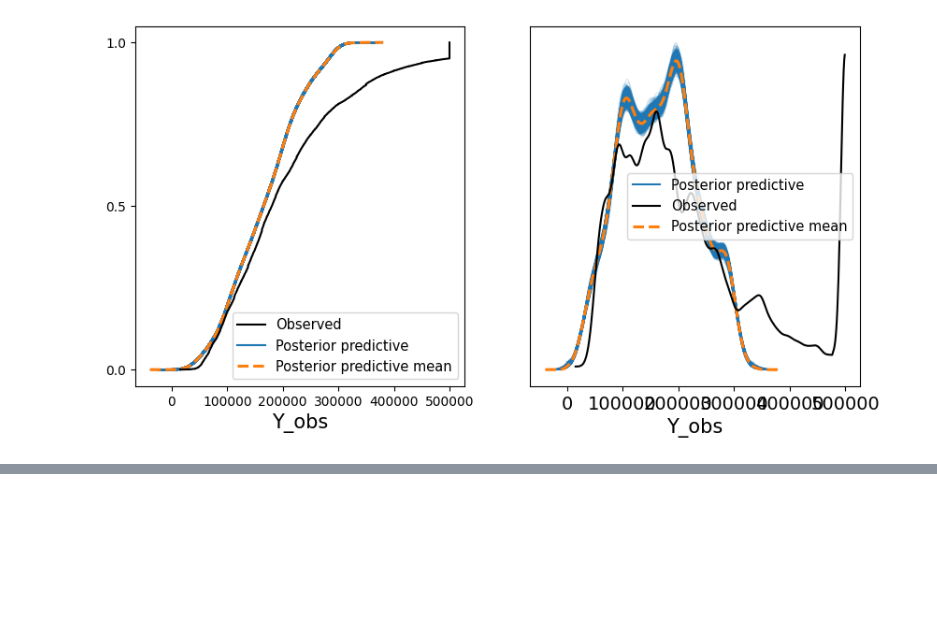
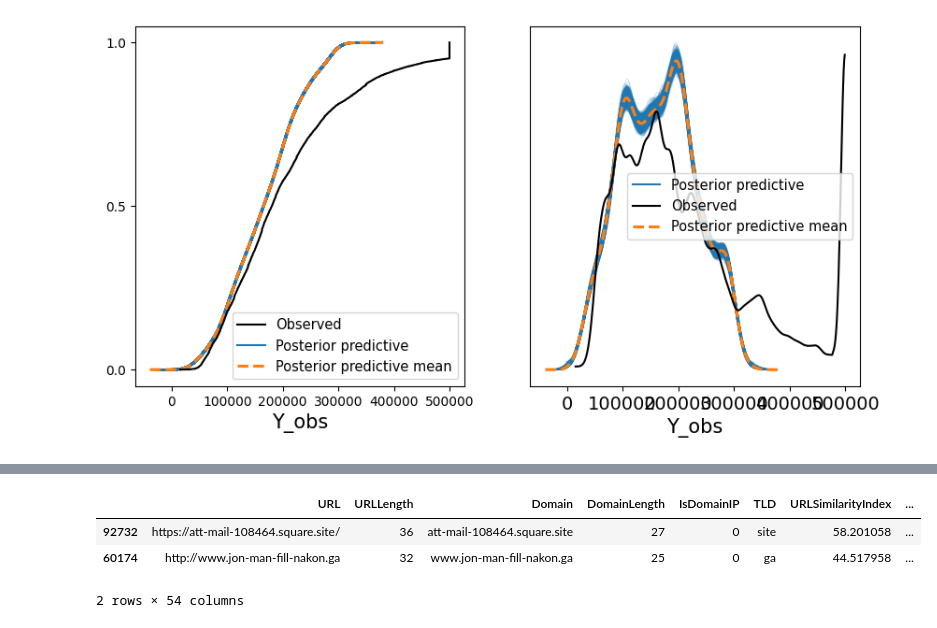
Before and after one commit to namespaiva/pred-analysis, a Jupyter notebook: pred_analisys.ipynb, the cells around one changed output, grey strips where cells are left out. Cells and saved outputs as stored; diff of their text form; code cells hidden in the pictures; blank space fills up the shorter version.

```diff
--- a/pred_analisys.ipynb
+++ b/pred_analisys.ipynb
@@ -1135,0 +1155,21 @@ array([<Axes: xlabel='Y_obs'>], dtype=object)
+# %%
+import pymc as pm
+import pandas as pd
+import numpy as np
+import arviz as az
+import matplotlib.pyplot as plt
+from ucimlrepo import fetch_ucirepo
+
+# fetch dataset
+phiusiil_phishing_url_website = fetch_ucirepo(id=967)
+
+# data (as pandas dataframes)
+X = phiusiil_phishing_url_website.data.features
+y = phiusiil_phishing_url_website.data.targets
+# %%
+X.sample(2)
+# %% [output]
+|  | URL | URLLength | Domain | DomainLength | IsDomainIP | TLD | URLSimilarityIndex | ... |
+| 92732 | https://att-mail-108464.square.site/ | 36 | att-mail-108464.square.site | 27 | 0 | site | 58.201058 | ... |
+| 60174 | http://www.jon-man-fill-nakon.ga | 32 | www.jon-man-fill-nakon.ga | 25 | 0 | ga | 44.517958 | ... |
+2 rows × 54 columns
```
Also changed, not shown: parts of 13 cells of this notebook.
